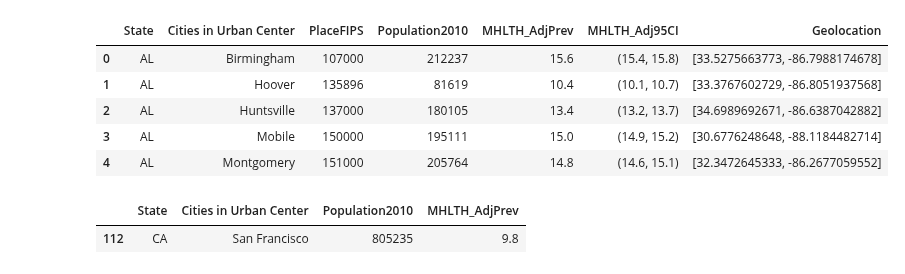
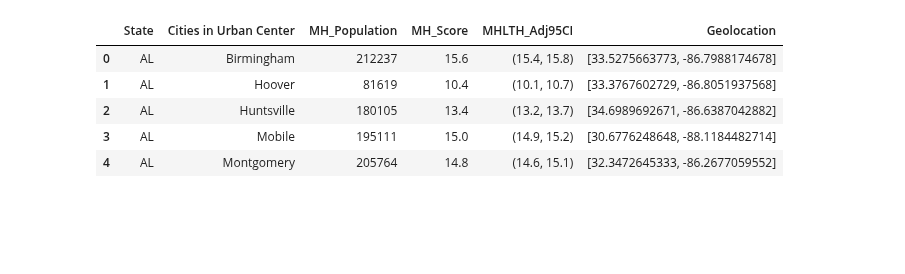
Before and after one commit to shuting2023/Natures_Rx, a Jupyter notebook: MergedDataset.ipynb, the cells around one changed output. Saved outputs shown, nothing was run; the diff lists cells and outputs as text; code cells hidden in the pictures; blank space fills up the shorter version.

```diff
--- a/MergedDataset.ipynb
+++ b/MergedDataset.ipynb
@@ -1,17 +1,17 @@
 # %%
 import pandas as pd
 import numpy as np
-mh_df = pd.read_csv('MH_cleaned.csv')
-gs_df = pd.read_csv('greenspace_cleaned.csv')
+mh_df = pd.read_csv('data/cleaned_data/MH_cleaned.csv')
+gs_df = pd.read_csv('data/cleaned_data/greenspace_cleaned.csv')
 # %%
-mh_df.rename(columns={'StateAbbr': 'State', 'PlaceName': 'Cities in Urban Center'}, inplace=True)
+mh_df.rename(columns={'StateAbbr': 'State', 'PlaceName': 'Cities in Urban Center', 'Population2010': 'MH_Population', 'MHLTH_AdjPrev': 'MH_Score'}, inplace=True)
 mh_df.head()
 # %% [output]
-|  | State | Cities in Urban Center | PlaceFIPS | Population2010 | MHLTH_AdjPrev | MHLTH_Adj95CI | Geolocation |
-| 0 | AL | Birmingham | 107000 | 212237 | 15.6 | (15.4, 15.8) | [33.5275663773, -86.7988174678] |
-| 1 | AL | Hoover | 135896 | 81619 | 10.4 | (10.1, 10.7) | [33.3767602729, -86.8051937568] |
-| 2 | AL | Huntsville | 137000 | 180105 | 13.4 | (13.2, 13.7) | [34.6989692671, -86.6387042882] |
-| 3 | AL | Mobile | 150000 | 195111 | 15.0 | (14.9, 15.2) | [30.6776248648, -88.1184482714] |
-| 4 | AL | Montgomery | 151000 | 205764 | 14.8 | (14.6, 15.1) | [32.3472645333, -86.2677059552] |
+|  | State | Cities in Urban Center | MH_Population | MH_Score | MHLTH_Adj95CI | Geolocation |
+| 0 | AL | Birmingham | 212237 | 15.6 | (15.4, 15.8) | [33.5275663773, -86.7988174678] |
+| 1 | AL | Hoover | 81619 | 10.4 | (10.1, 10.7) | [33.3767602729, -86.8051937568] |
+| 2 | AL | Huntsville | 180105 | 13.4 | (13.2, 13.7) | [34.6989692671, -86.6387042882] |
+| 3 | AL | Mobile | 195111 | 15.0 | (14.9, 15.2) | [30.6776248648, -88.1184482714] |
+| 4 | AL | Montgomery | 205764 | 14.8 | (14.6, 15.1) | [32.3472645333, -86.2677059552] |
 # %%
 gs_df.drop(columns=['Unnamed: 0', 'Country'], inplace=True)
@@ -19,10 +19,7 @@ mh_df.drop(columns=['Geolocation', 'MHLTH_Adj95CI', 'PlaceFIPS'], inplace=True)
 # %%
-t1 = gs_df[gs_df['Cities in Urban Center'] == 'San Francisco']
-t2 = mh_df[mh_df['Cities in Urban Center'] == 'San Francisco']
-t2
+# t1 = gs_df[gs_df['Cities in Urban Center'] == 'San Francisco']
+# t2 = mh_df[mh_df['Cities in Urban Center'] == 'San Francisco']
+# t2
-# %% [output]
-|  | State | Cities in Urban Center | Population2010 | MHLTH_AdjPrev |
-| 112 | CA | San Francisco | 805235 | 9.8 |
 # %%
 df = pd.merge(mh_df, gs_df, on=['Cities in Urban Center', 'State'], how='inner')
 df.head()
```
Also changed, not shown: parts of 14 cells of this notebook, 3 other files.
